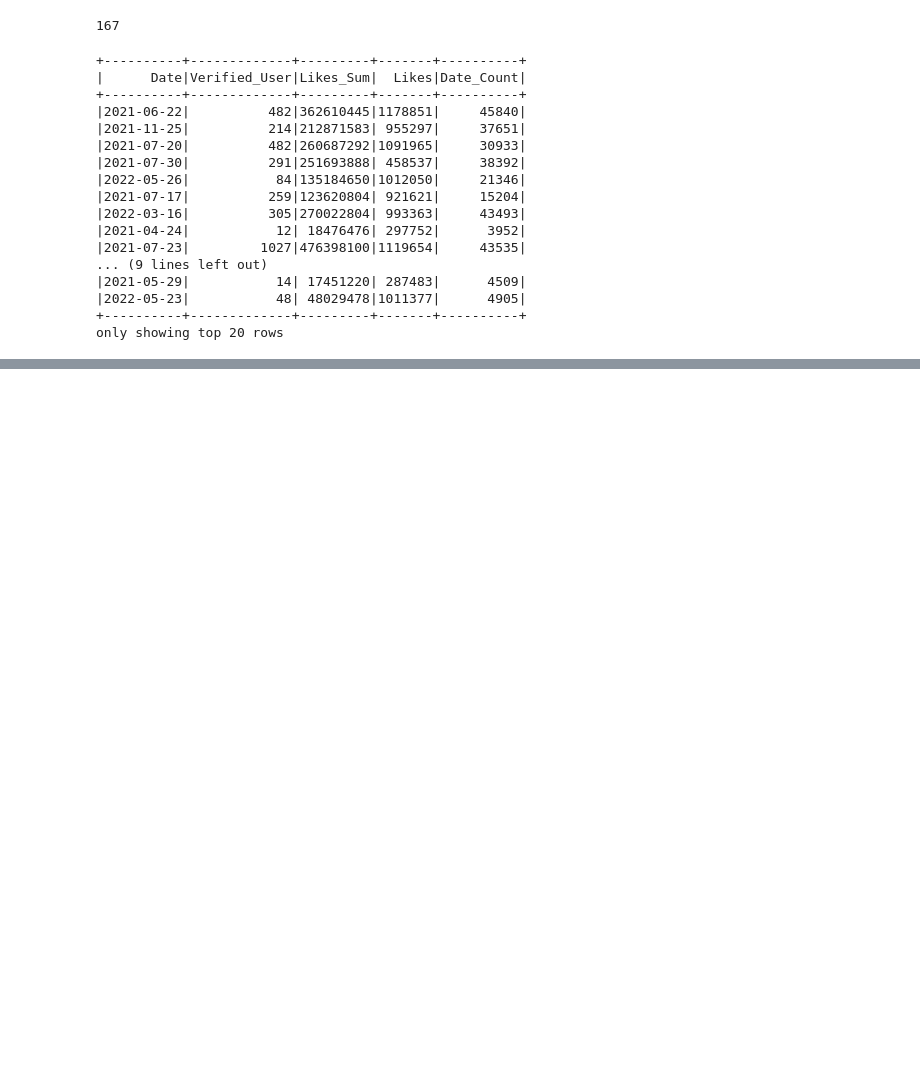
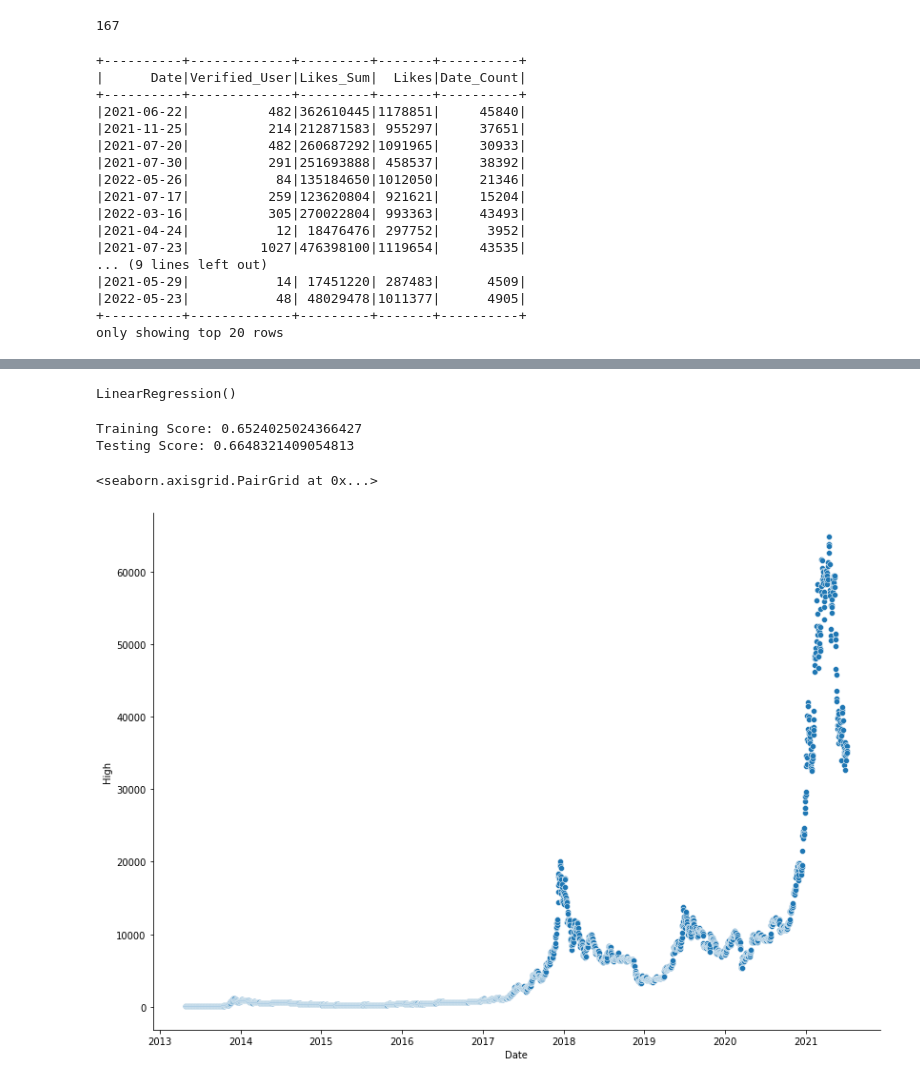
Before and after one commit to agarcia0991/Bitcoin-vs-Tweets-Effect-on-Market-Capitalization., a Jupyter notebook: Crypto.ipynb, the cells around one changed output, grey strips where cells are left out. Saved outputs shown, nothing was run; the diff lists cells and outputs as text; code cells hidden in the pictures; blank space fills up the shorter version.

```diff
--- a/Crypto.ipynb
+++ b/Crypto.ipynb
@@ -342,4 +262,3 @@ memory usage: 6.0+ KB
 # %%
-tweets_df["Date"]=pd.to_datetime(tweets_df["Date"])
-
-bitcoin_df["Date"]=pd.to_datetime(bitcoin_df["Date"])
+tweets_df["Date"]=pd.to_datetime(tweets_df["Date"]).dt.date
+bitcoin_df["Date"]=pd.to_datetime(bitcoin_df["Date"]).dt.date
@@ -363,2 +290,5 @@ memory usage: 163.7 KB
+# %%
+tweets_df["Date"]=pd.to_datetime(tweets_df["Date"]).dt.date
+bitcoin_df["Date"]=pd.to_datetime(bitcoin_df["Date"]).dt.date
 # %%
 output = bitcoin_df.merge(tweets_df,how = "left", on = ["Date"])
@@ -396,0 +375,26 @@ sb.pairplot(output, x_vars=["Date"], y_vars = ['High','Low','Open','Close'], hei
+# %%
+# creating an object of LinearRegression class
+LR2 = LinearRegression()
+# fitting the training data
+LR2.fit(x_train_scaled,y_train)
+# %% [output]
+LinearRegression()
+# %%
+### BEGIN SOLUTION
+LR2.fit(x_train_scaled, y_train)
+training_score = LR2.score(x_train_scaled, y_train)
+testing_score = LR2.score(x_test_scaled, y_test)
+
+### END SOLUTION
+
+print(f"Training Score: {training_score}")
+print(f"Testing Score: {testing_score}")
+# %% [output]
+Training Score: 0.6524025024366427
+Testing Score: 0.6648321409054813
+# %%
+# graphing High's column against Date
+sb.pairplot(bitcoin_df, x_vars=["Date"], y_vars = ['High'], height=8.27, aspect=11.7/8.27)
+# %% [output]
+<seaborn.axisgrid.PairGrid at 0x...>
+[figure, added]
```
Also changed, not shown: parts of 53 cells of this notebook, 6 other files.
